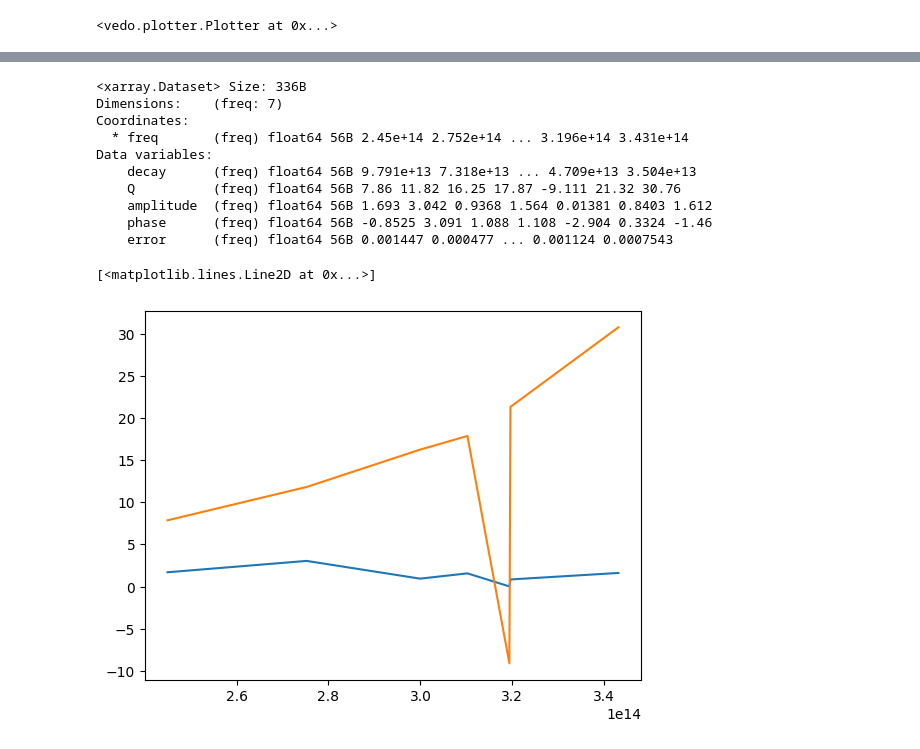
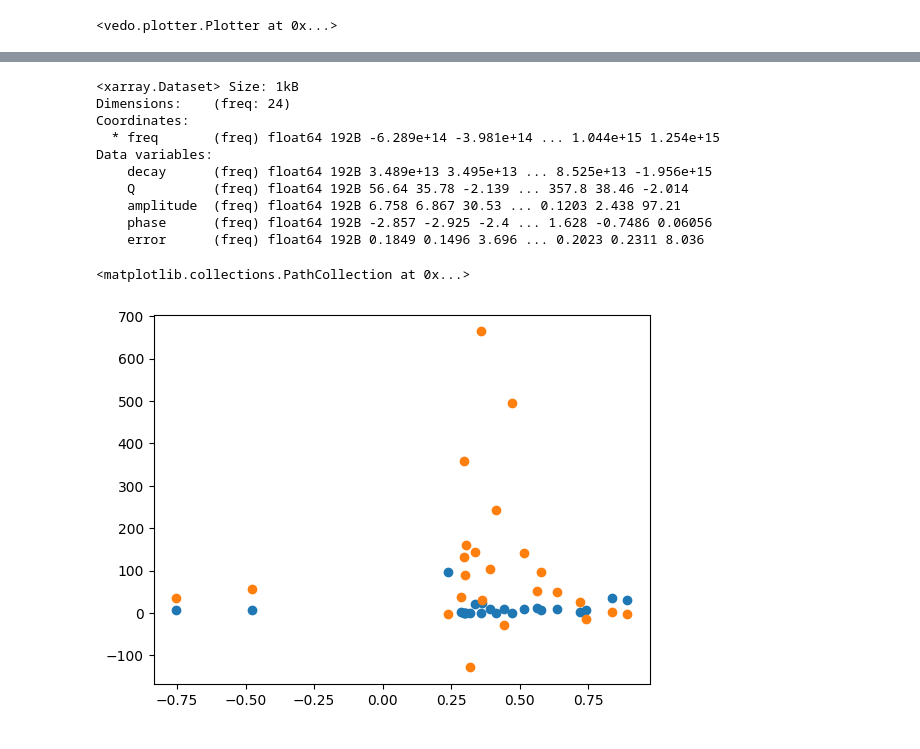
Before and after one commit to bhacha/crystalbuilder, a Jupyter notebook: examples/Tidy3D/TidyTesting.ipynb, the cells around one changed output, grey strips where cells are left out. Saved outputs shown, nothing was run; the diff lists cells and outputs as text; code cells hidden in the pictures.

```diff
--- a/examples/Tidy3D/TidyTesting.ipynb
+++ b/examples/Tidy3D/TidyTesting.ipynb
@@ -63,4 +63,4 @@ sim.plot_3d()
 from tidy3d import web
 
 # Load the data through task-id
-sim_data = web.load('fdve-fdebf748-8be8-4117-bc2c-7b11cecdecca')
+sim_data = web.load('fdve-565f6de9-bbac-454f-beef-1aaf58571b66')
@@ -67,22 +85,22 @@ sim_data = web.load('fdve-fdebf748-8be8-4117-bc2c-7b11cecdecca')
 # %%
 from tidy3d.plugins.resonance import ResonanceFinder
 
-field = sim_data.load_field_monitor('fieldtimemonitor_3')
+field = sim_data.load_field_monitor('fieldtimemonitor_2')
 
-resfind = ResonanceFinder(freq_window=[1e14,1e15]).run(field)
+resfind = ResonanceFinder(freq_window=[5e13,1e15]).run(field)
 print(resfind)
-plt.plot(resfind.freq, resfind.amplitude)
-plt.plot(resfind.freq, resfind.Q)
+plt.scatter(td.C_0/resfind.freq, resfind.amplitude)
+plt.scatter(td.C_0/resfind.freq, resfind.Q)
 # %% [output]
-<xarray.Dataset> Size: 336B
-Dimensions:    (freq: 7)
+<xarray.Dataset> Size: 1kB
+Dimensions:    (freq: 24)
 Coordinates:
-  * freq       (freq) float64 56B 2.45e+14 2.752e+14 ... 3.196e+14 3.431e+14
+  * freq       (freq) float64 192B -6.289e+14 -3.981e+14 ... 1.044e+15 1.254e+15
 Data variables:
-    decay      (freq) float64 56B 9.791e+13 7.318e+13 ... 4.709e+13 3.504e+13
-    Q          (freq) float64 56B 7.86 11.82 16.25 17.87 -9.111 21.32 30.76
-    amplitude  (freq) float64 56B 1.693 3.042 0.9368 1.564 0.01381 0.8403 1.612
-    phase      (freq) float64 56B -0.8525 3.091 1.088 1.108 -2.904 0.3324 -1.46
-    error      (freq) float64 56B 0.001447 0.000477 ... 0.001124 0.0007543
+    decay      (freq) float64 192B 3.489e+13 3.495e+13 ... 8.525e+13 -1.956e+15
+    Q          (freq) float64 192B 56.64 35.78 -2.139 ... 357.8 38.46 -2.014
+    amplitude  (freq) float64 192B 6.758 6.867 30.53 ... 0.1203 2.438 97.21
+    phase      (freq) float64 192B -2.857 -2.925 -2.4 ... 1.628 -0.7486 0.06056
+    error      (freq) float64 192B 0.1849 0.1496 3.696 ... 0.2023 0.2311 8.036
-[<matplotlib.lines.Line2D at 0x...>]
+<matplotlib.collections.PathCollection at 0x...>
-[figure, old version]
+[figure, new version]
```
Also changed, not shown: parts of 1 cell of this notebook.
